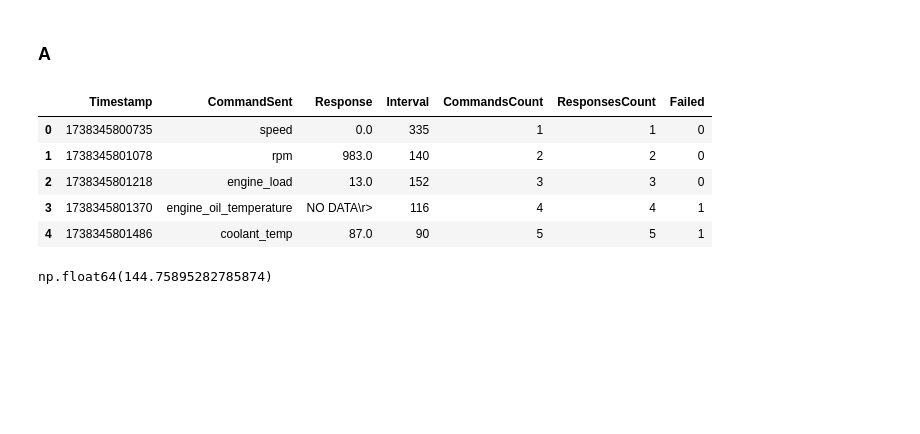
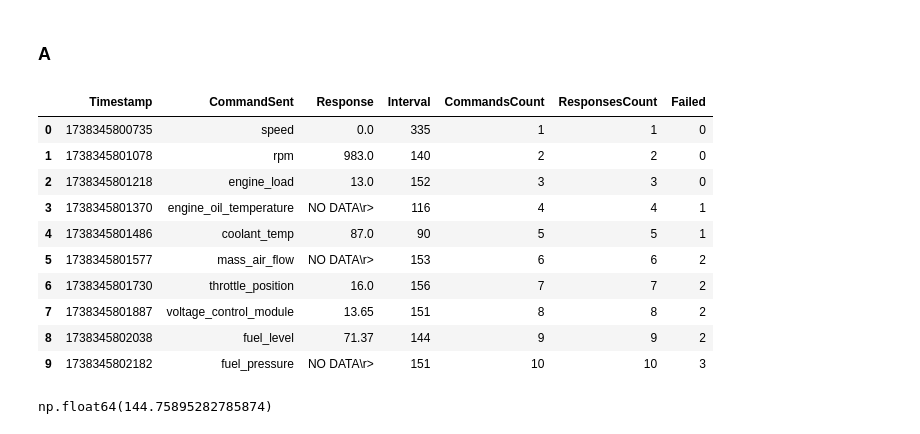
Before and after one commit to conect2ai/SBRC2025-App2Car, a Jupyter notebook: analysis.ipynb, the cells around one changed output. Cells and saved outputs as stored; diff of their text form; code cells hidden in the pictures; blank space fills up the shorter version.

```diff
--- a/analysis.ipynb
+++ b/analysis.ipynb
@@ -18,14 +18,19 @@ plt.style.use("fivethirtyeight")
 # %%
 polo_a = pd.read_csv("./data/A/POLO_A_2025-01-31T17_59_47.140697Z-debug.csv")
 
-polo_a.head()
+polo_a.head(10)
 # %% [output]
 |  | Timestamp | CommandSent | Response | Interval | CommandsCount | ResponsesCount | Failed |
 | 0 | 1738345800735 | speed | 0.0 | 335 | 1 | 1 | 0 |
 | 1 | 1738345801078 | rpm | 983.0 | 140 | 2 | 2 | 0 |
 | 2 | 1738345801218 | engine_load | 13.0 | 152 | 3 | 3 | 0 |
 | 3 | 1738345801370 | engine_oil_temperature | NO DATA\r> | 116 | 4 | 4 | 1 |
 | 4 | 1738345801486 | coolant_temp | 87.0 | 90 | 5 | 5 | 1 |
+| 5 | 1738345801577 | mass_air_flow | NO DATA\r> | 153 | 6 | 6 | 2 |
+| 6 | 1738345801730 | throttle_position | 16.0 | 156 | 7 | 7 | 2 |
+| 7 | 1738345801887 | voltage_control_module | 13.65 | 151 | 8 | 8 | 2 |
+| 8 | 1738345802038 | fuel_level | 71.37 | 144 | 9 | 9 | 2 |
+| 9 | 1738345802182 | fuel_pressure | NO DATA\r> | 151 | 10 | 10 | 3 |
 # %%
 polo_a["Timestamp"].diff().mean()
 # %% [output]
```
Also changed, not shown: parts of 17 cells of this notebook, 1 other file.
